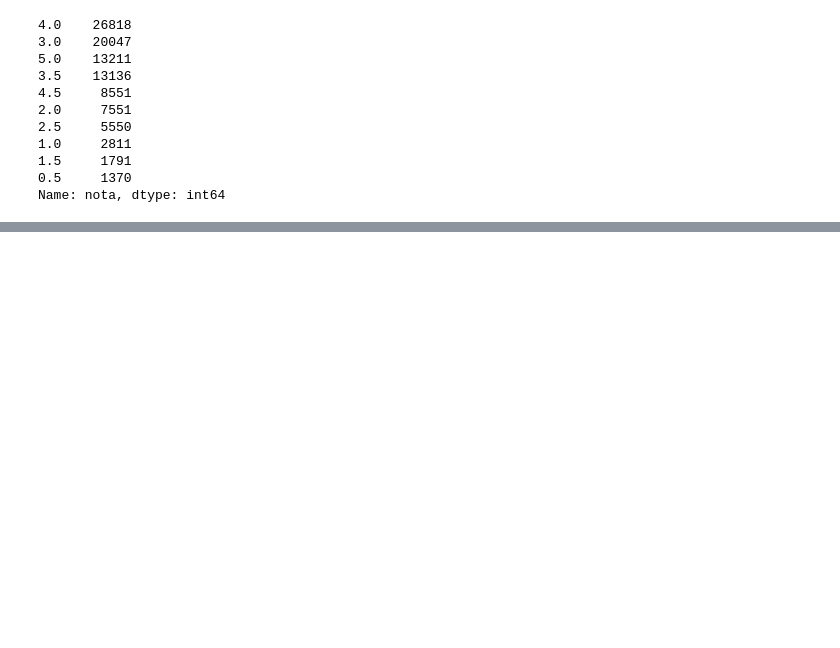
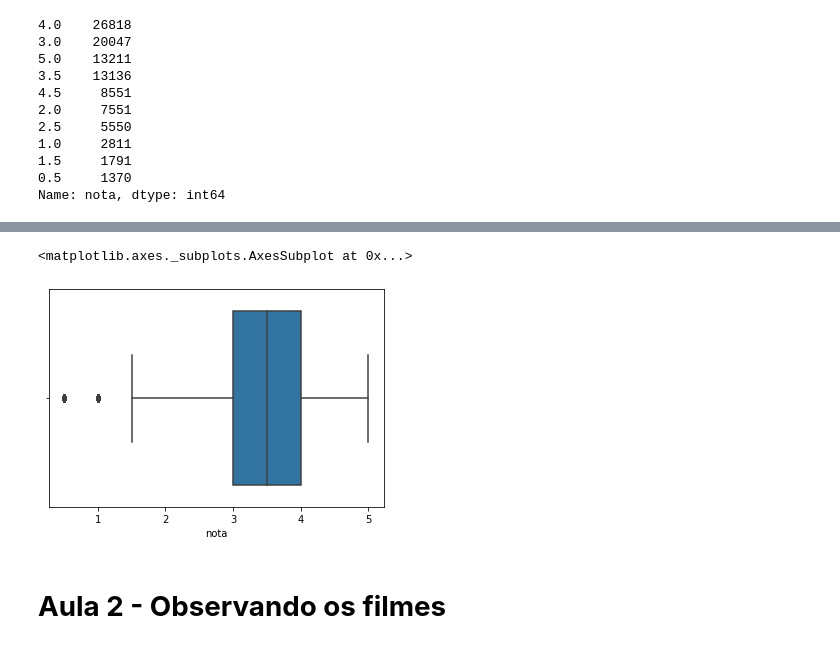
Before and after one commit to JoyciP/Data-science-Primeiros-passos, a Jupyter notebook: Introdução_a_Data_Science.ipynb, the cells around one changed output, grey strips where cells are left out. Cells and saved outputs as stored; diff of their text form; code cells hidden in the pictures; blank space fills up the shorter version.

Commit message:
Analise exploratória dos dados - Aula 02

```diff
--- a/Introdução_a_Data_Science.ipynb
+++ b/Introdução_a_Data_Science.ipynb
@@ -72,0 +117,9 @@ notas['nota'].mean()
+# %%
+import seaborn as sns
+
+sns.boxplot(notas.nota)
+# %% [output]
+<matplotlib.axes._subplots.AxesSubplot at 0x...>
+[figure, added]
+# %% [markdown]
+# **Aula 2 - Observando os filmes**
```
Also changed, not shown: parts of 20 cells of this notebook.
